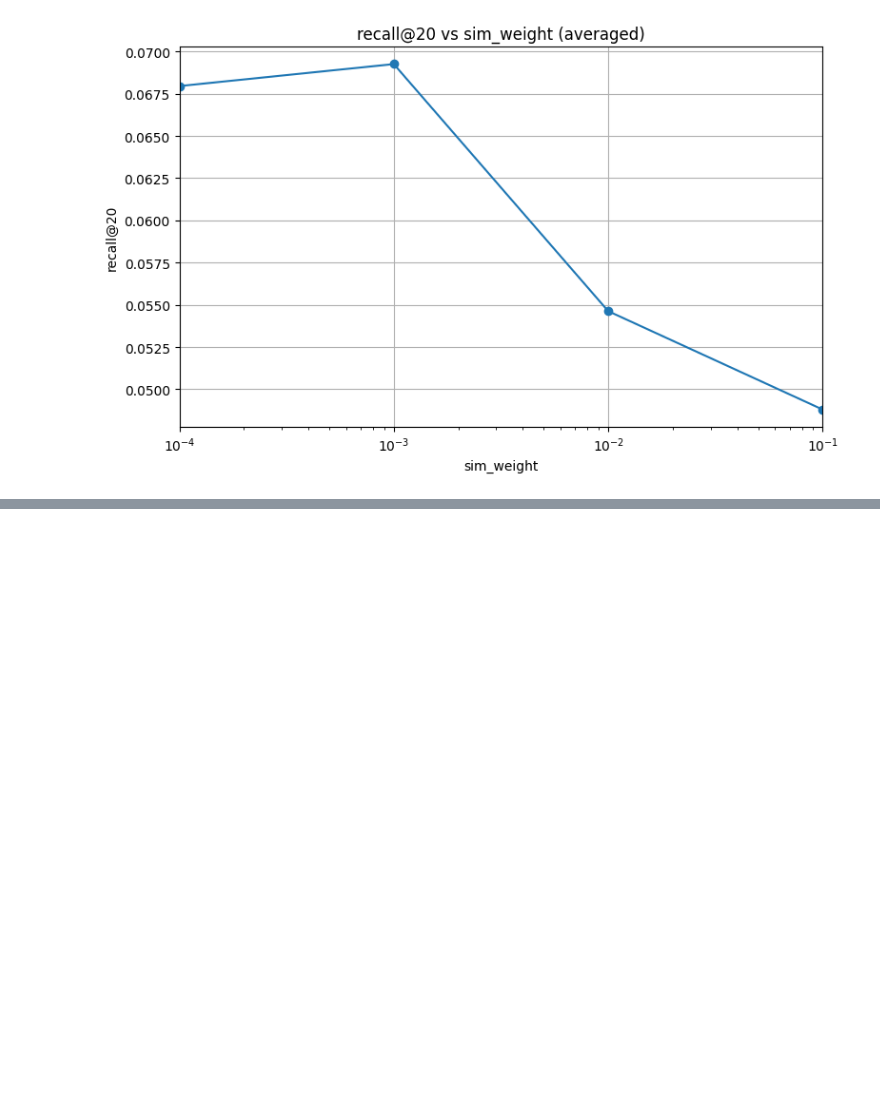
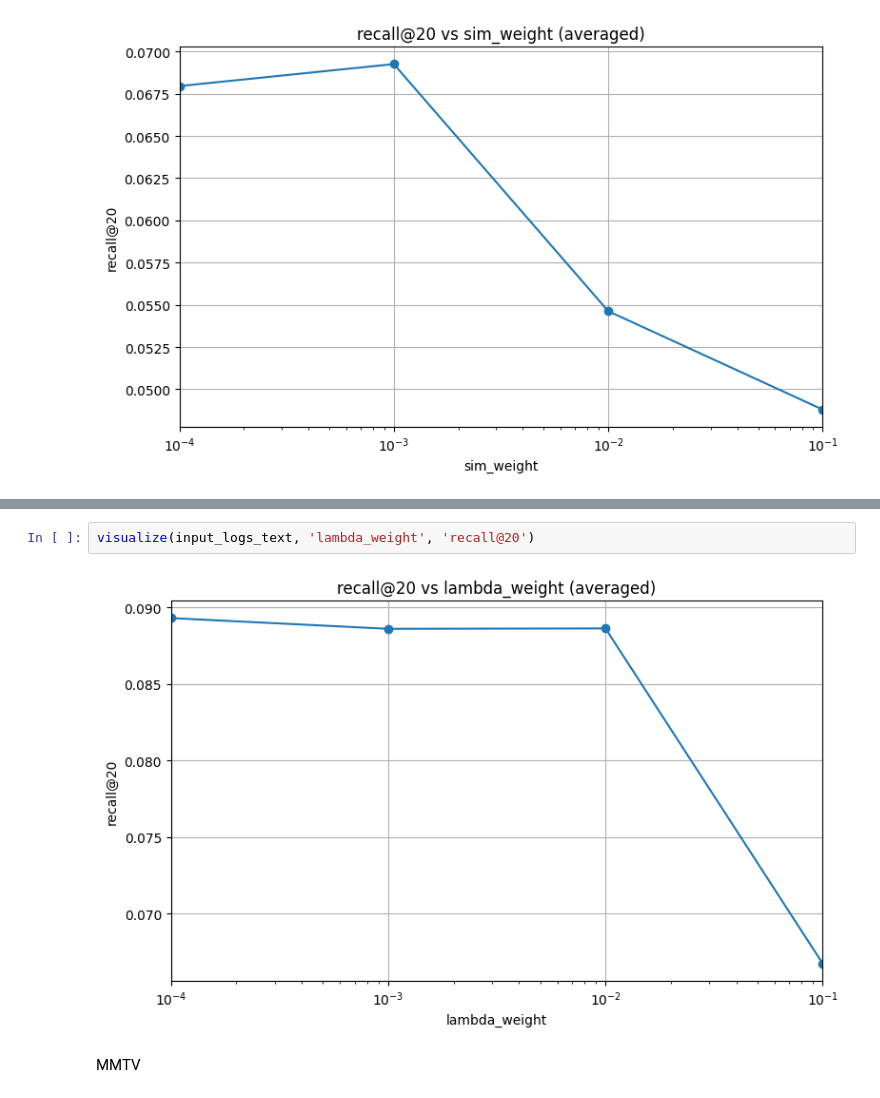
Before and after one commit to hun9008/MMRec_AlignRec, a Jupyter notebook: logs_colab/logs_visualization.ipynb, the cells around one changed output, grey strips where cells are left out. Saved outputs shown, nothing was run; the diff lists cells and outputs as text; blank space fills up the shorter version.

```diff
--- a/logs_colab/logs_visualization.ipynb
+++ b/logs_colab/logs_visualization.ipynb
@@ -182,0 +237,6 @@ visualize(input_logs_text, 'sim_weight', 'recall@20')
+# %%
+visualize(input_logs_text, 'lambda_weight', 'recall@20')
+# %% [output]
+[figure, added]
+# %% [markdown]
+MMTV
```
Also changed, not shown: parts of 15 cells of this notebook, 12 other files.
